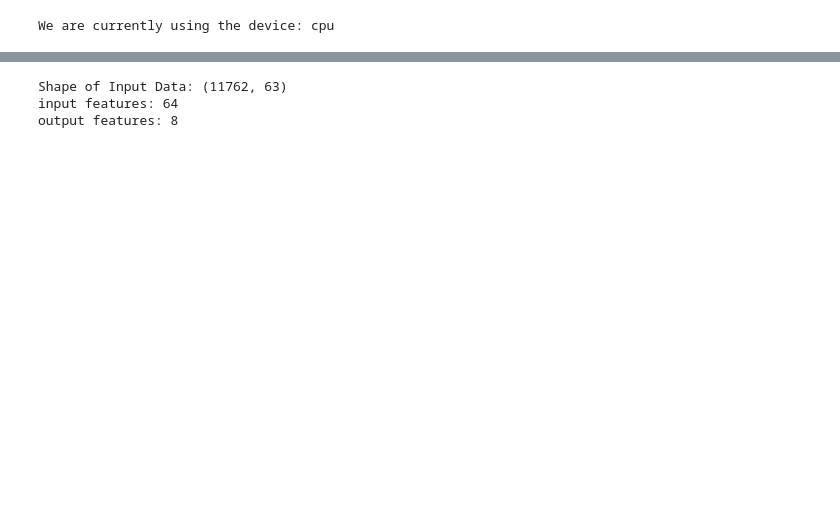
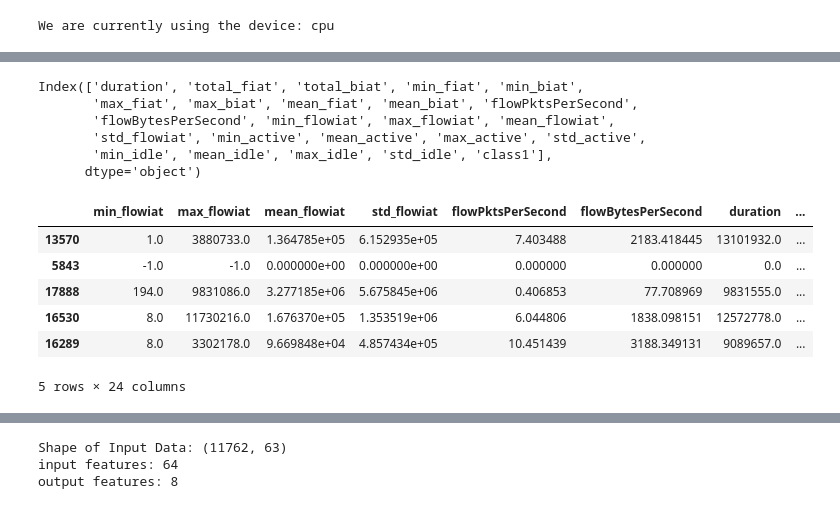
Before and after one commit to Colorado-Mesa-University-Cybersecurity/TrafficFlowForecasting, a Jupyter notebook: warins_experiments/main/early_tabular_transformer_prototype.ipynb, the cells around one changed output, grey strips where cells are left out. Cells and saved outputs as stored; diff of their text form; code cells hidden in the pictures; blank space fills up the shorter version.

```diff
--- a/warins_experiments/main/early_tabular_transformer_prototype.ipynb
+++ b/warins_experiments/main/early_tabular_transformer_prototype.ipynb
@@ -287,0 +140,10 @@ df = df[columns]
+# %%
+df = df.drop(columns=['Unnamed: 0'])
+df.columns
+# %% [output]
+Index(['duration', 'total_fiat', 'total_biat', 'min_fiat', 'min_biat',
+       'max_fiat', 'max_biat', 'mean_fiat', 'mean_biat', 'flowPktsPerSecond',
+       'flowBytesPerSecond', 'min_flowiat', 'max_flowiat', 'mean_flowiat',
+       'std_flowiat', 'min_active', 'mean_active', 'max_active', 'std_active',
+       'min_idle', 'mean_idle', 'max_idle', 'std_idle', 'class1'],
+      dtype='object')
@@ -288,3 +215,13 @@ df = df[columns]
+# %%
+df.head()
+# %% [output]
+|  | min_flowiat | max_flowiat | mean_flowiat | std_flowiat | flowPktsPerSecond | flowBytesPerSecond | duration | ... |
+| 13570 | 1.0 | 3880733.0 | 1.364785e+05 | 6.152935e+05 | 7.403488 | 2183.418445 | 13101932.0 | ... |
+| 5843 | -1.0 | -1.0 | 0.000000e+00 | 0.000000e+00 | 0.000000 | 0.000000 | 0.0 | ... |
+| 17888 | 194.0 | 9831086.0 | 3.277185e+06 | 5.675845e+06 | 0.406853 | 77.708969 | 9831555.0 | ... |
+| 16530 | 8.0 | 11730216.0 | 1.676370e+05 | 1.353519e+06 | 6.044806 | 1838.098151 | 12572778.0 | ... |
+| 16289 | 8.0 | 3302178.0 | 9.669848e+04 | 4.857434e+05 | 10.451439 | 3188.349131 | 9089657.0 | ... |
+5 rows × 24 columns
 # %%
 class MultiheadAttention(nn.Module):
     def __init__(
```
Also changed, not shown: parts of 15 cells of this notebook, 2 other files.
